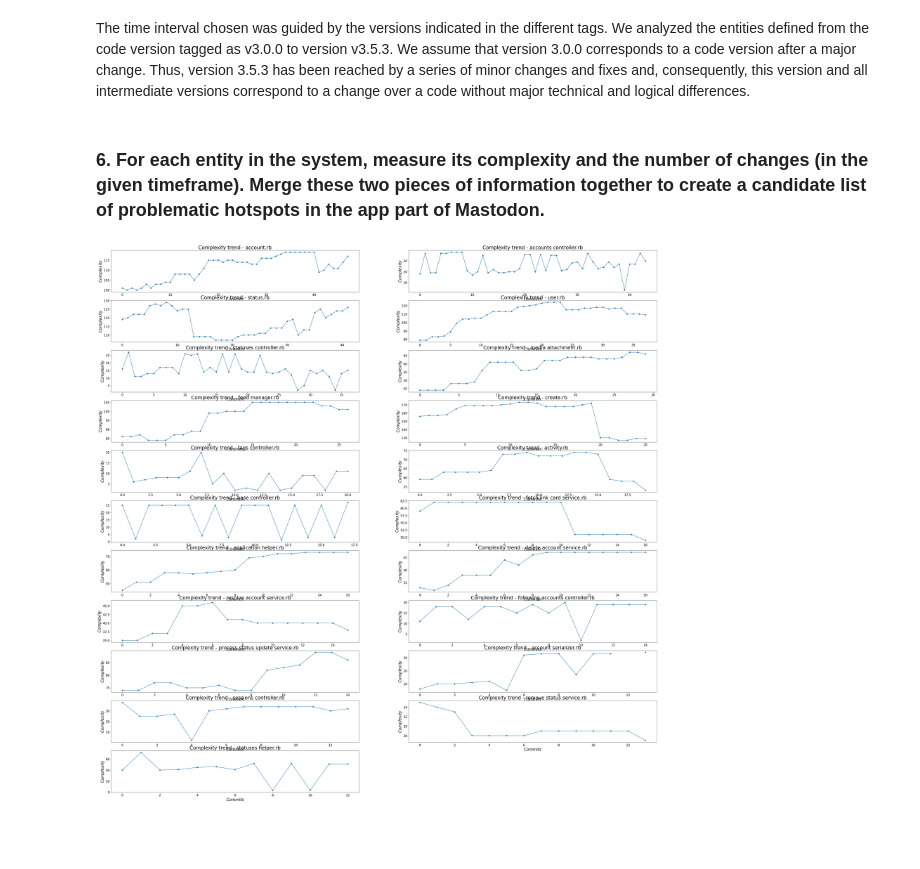
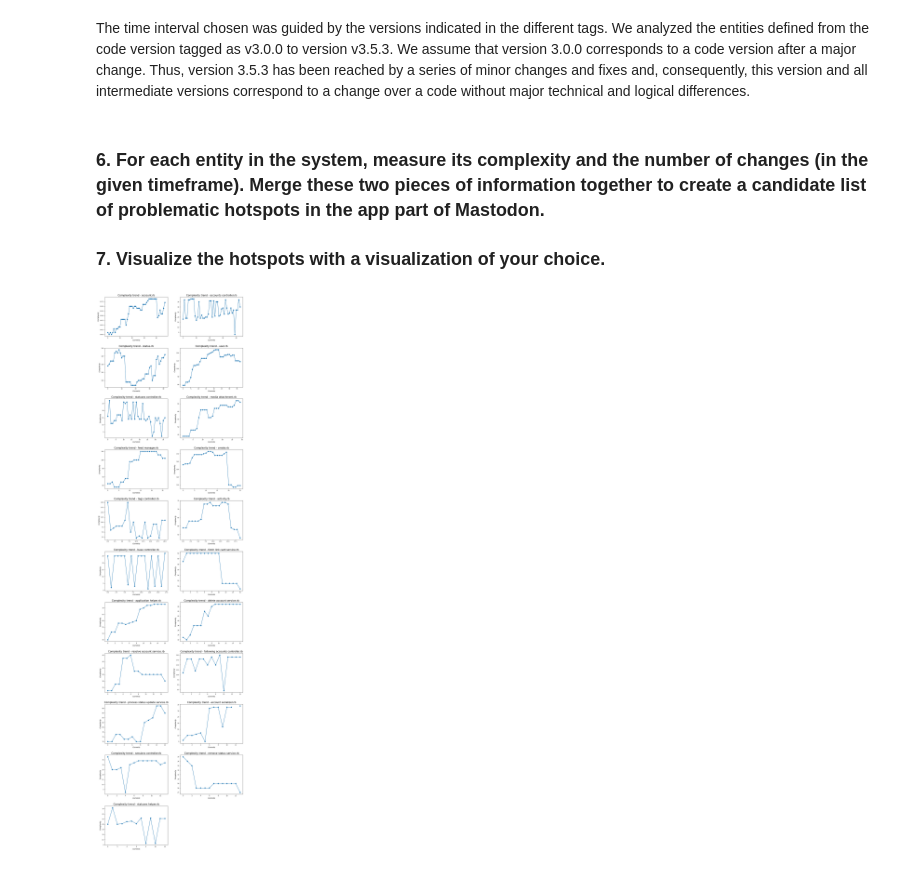
Before and after one commit to Shymsky/SOSY_SE, a Jupyter notebook: EX1.ipynb, the cells around one changed output. Drawn from its saved outputs; the diff is of its cells as text; code cells hidden in the pictures; blank space fills up the shorter version.

Commit message:
update of graphs

```diff
--- a/EX1.ipynb
+++ b/EX1.ipynb
@@ -132,6 +132,7 @@ with open('entities.pickle', 'rb') as handle:
     entities = pickle.load(handle)
 # %% [markdown]
 ### 6. For each entity in the system, measure its complexity and the number of changes (in the given timeframe). Merge these two pieces of information together to create a candidate list of problematic hotspots in the app part of Mastodon.
+### 7. Visualize the hotspots with a visualization of your choice.
 # %%
 # from the commits that belong to the interval between the chosen tags,
 # we extract the information to know the changed entities and their complexities
@@ -159,23 +160,23 @@ entity_changes = {k: v for k, v in sorted(entity_changes.items(), key=lambda ite
 # %%
 def plot_complexity_trend(entity, index):
     plt.subplot(11, 2, index)
-    plt.tick_params(axis='both', labelsize=16)
+    plt.tick_params(axis='both', labelsize=8)
     plt.plot(entity_complexities[entity], marker="o")
-    plt.title("Complexity trend - " + entity.replace('_', ' '), fontsize=25)
-    plt.xlabel(r"$Commits$", fontsize=20)
-    plt.ylabel(r"$Complexity$", fontsize=20)
+    plt.title("Complexity trend - " + entity.replace('_', ' '), fontsize=15)
+    plt.xlabel(r"$Commits$", fontsize=10)
+    plt.ylabel(r"$Complexity$", fontsize=10)
 # %%
 # we study the complexity trend of the entities which are in the top-20 with more modifications. These are our initial
 # candidates to be hotspots. The complexity temporal evolution helps us to determine what are our final candidates to
 # be hotspots.
 number_of_hotspots = 20
-plt.figure(figsize=(50,50))
+plt.figure(figsize=(15,60))
 for index, ent in enumerate(entity_changes):
     plot_complexity_trend(ent, index+1)
     if index == number_of_hotspots:
         break
 # adjust the spacing between subplots
-plt.subplots_adjust(hspace=0.5)
+plt.subplots_adjust(hspace=0.3)
 plt.show()
 # %% [output]
-[figure, old version]
+[figure, new version]
```
Also changed, not shown: parts of 2 cells of this notebook.
